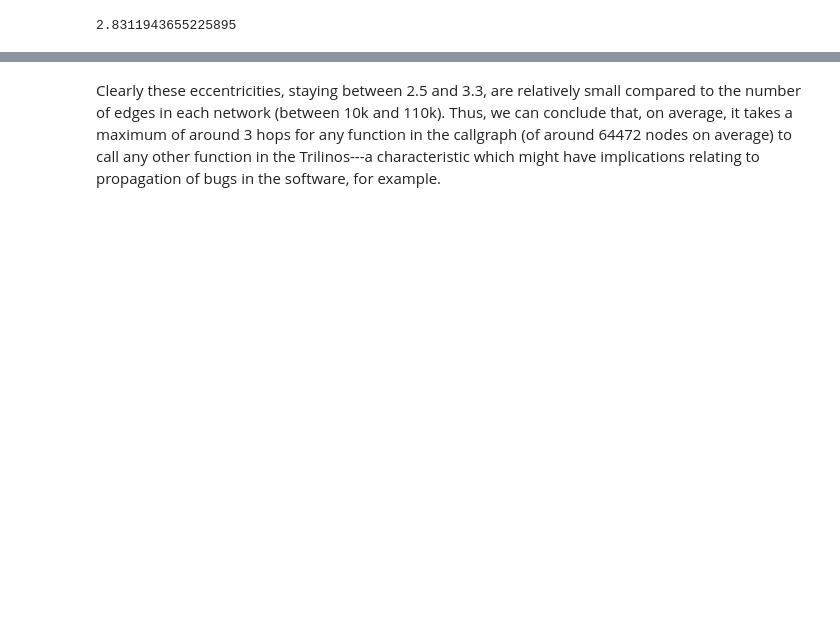
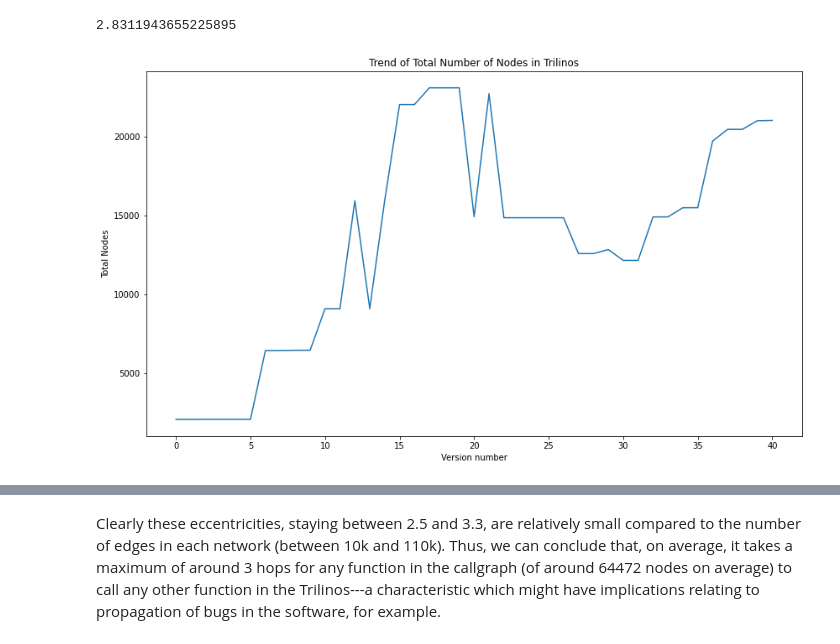
Before and after one commit to HPCL/codepurrfect, a Jupyter notebook: src/dockerStuff/logs/TrillinosComplexSystemExplore.ipynb, the cells around one changed output, grey strips where cells are left out. Cells and saved outputs as stored; diff of their text form; code cells hidden in the pictures; blank space fills up the shorter version.

```diff
--- a/src/dockerStuff/logs/TrillinosComplexSystemExplore.ipynb
+++ b/src/dockerStuff/logs/TrillinosComplexSystemExplore.ipynb
@@ -213 +384,10 @@ sum(avg_eccentricities.values()) / len(avg_eccentricities.values())
+# %%
+fig, ax1 = plt.subplots(figsize=(14,8), nrows=1, ncols=1)
+ax1.plot(sorted_gr_sizes)
+ax1.set_xlabel('Version number')
+ax1.set_ylabel('Total Nodes')
+ax1.set_title('Trend of Total Number of Nodes in Trilinos')
+plt.savefig('TrilinosTotalNodesTrend.png')
+# %% [output]
+[figure, added]
 # %%
```
Also changed, not shown: parts of 130 cells of this notebook, 54 other files.
